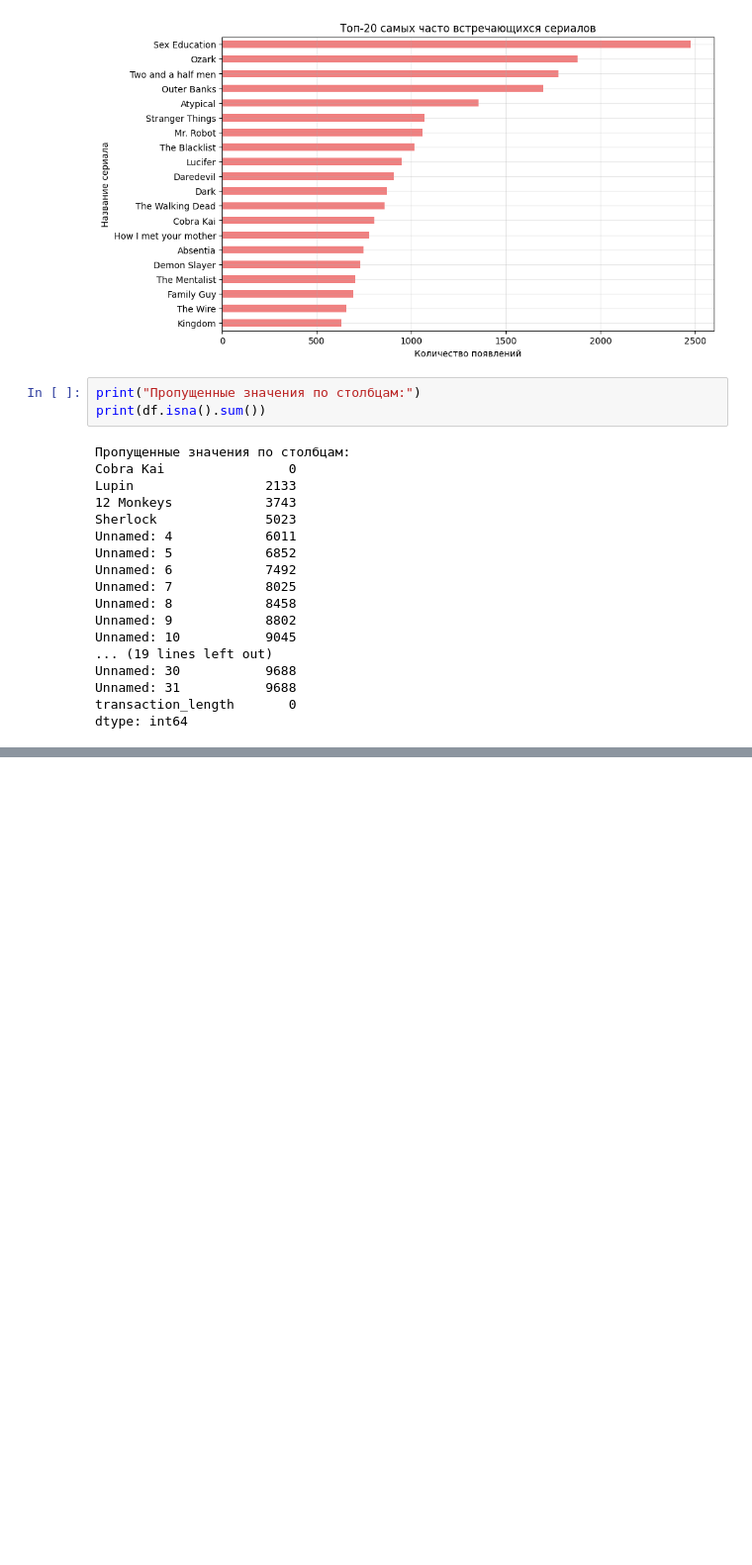
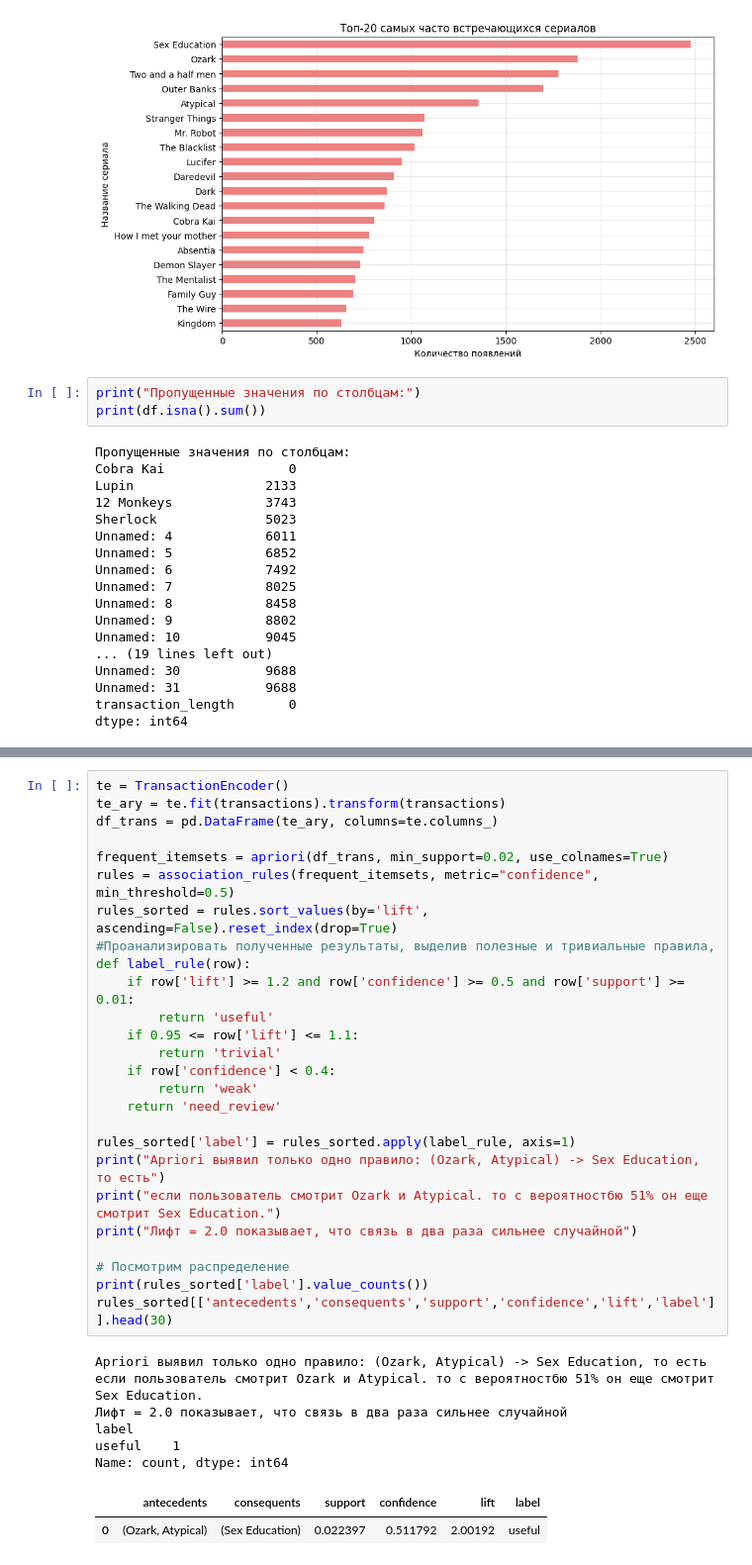
Before and after one commit to AccuRion1/machinelearn2, a Jupyter notebook: tv_lab2.ipynb, the cells around one changed output, grey strips where cells are left out. Shown at 99% size. Saved outputs shown, nothing was run; the diff lists cells and outputs as text; blank space fills up the shorter version.

```diff
--- a/tv_lab2.ipynb
+++ b/tv_lab2.ipynb
@@ -133,0 +150,35 @@ dtype: int64
+# %%
+te = TransactionEncoder()
+te_ary = te.fit(transactions).transform(transactions)
+df_trans = pd.DataFrame(te_ary, columns=te.columns_)
+
+frequent_itemsets = apriori(df_trans, min_support=0.02, use_colnames=True)
+rules = association_rules(frequent_itemsets, metric="confidence", min_threshold=0.5)
+rules_sorted = rules.sort_values(by='lift', ascending=False).reset_index(drop=True)
+#Проанализировать полученные результаты, выделив полезные и тривиальные правила,
+def label_rule(row):
+    if row['lift'] >= 1.2 and row['confidence'] >= 0.5 and row['support'] >= 0.01:
+        return 'useful'
+    if 0.95 <= row['lift'] <= 1.1:
+        return 'trivial'
+    if row['confidence'] < 0.4:
+        return 'weak'
+    return 'need_review'
+
+rules_sorted['label'] = rules_sorted.apply(label_rule, axis=1)
+print("Apriori выявил только одно правило: (Ozark, Atypical) -> Sex Education, то есть")
+print("если пользователь смотрит Ozark и Atypical. то с вероятностбю 51% он еще смотрит Sex Education.")
+print("Лифт = 2.0 показывает, что связь в два раза сильнее случайной")
+
+# Посмотрим распределение
+print(rules_sorted['label'].value_counts())
+rules_sorted[['antecedents','consequents','support','confidence','lift','label']].head(30)
+# %% [output]
+Apriori выявил только одно правило: (Ozark, Atypical) -> Sex Education, то есть
+если пользователь смотрит Ozark и Atypical. то с вероятностбю 51% он еще смотрит Sex Education.
+Лифт = 2.0 показывает, что связь в два раза сильнее случайной
+label
+useful    1
+Name: count, dtype: int64
+|  | antecedents | consequents | support | confidence | lift | label |
+| 0 | (Ozark, Atypical) | (Sex Education) | 0.022397 | 0.511792 | 2.00192 | useful |
```
Also changed, not shown: parts of 10 cells of this notebook.
